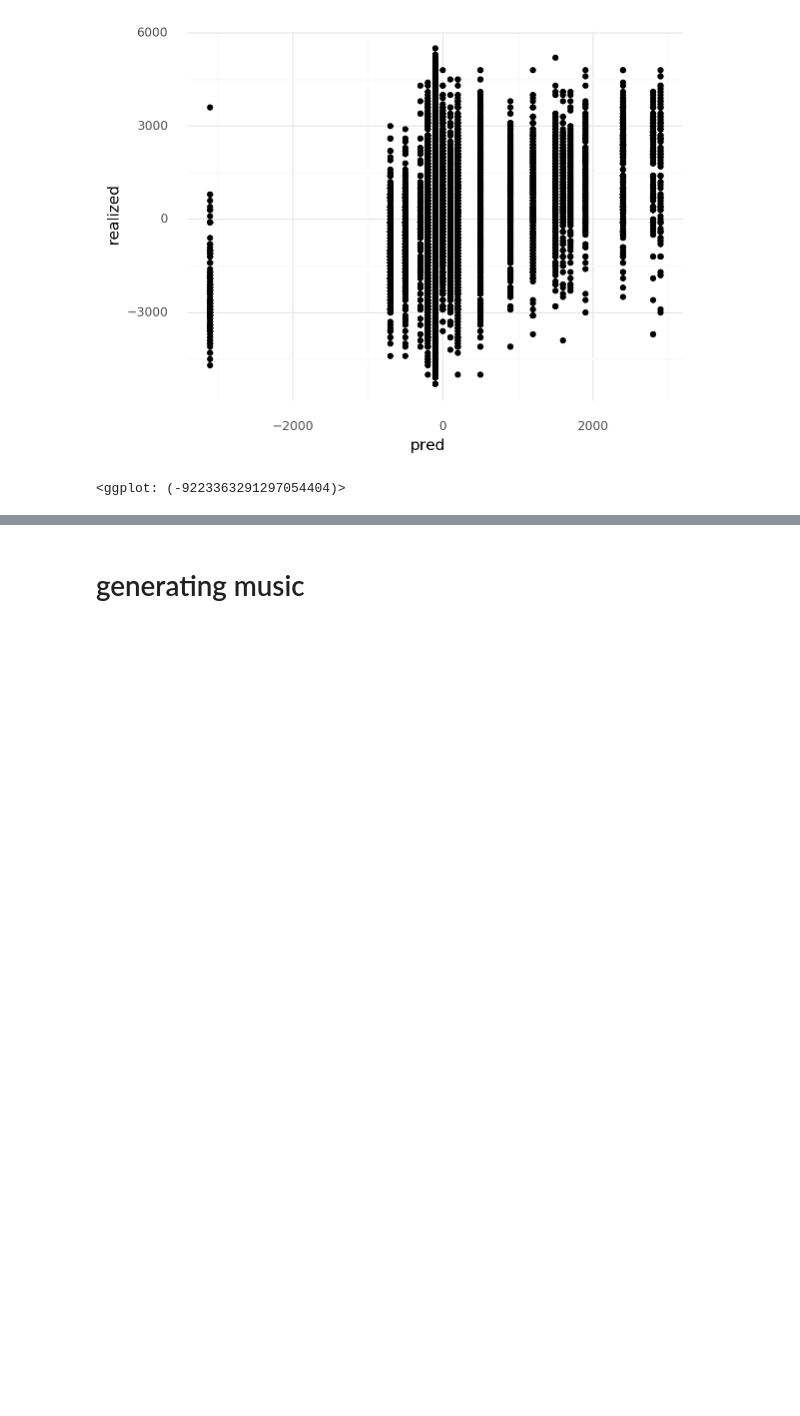
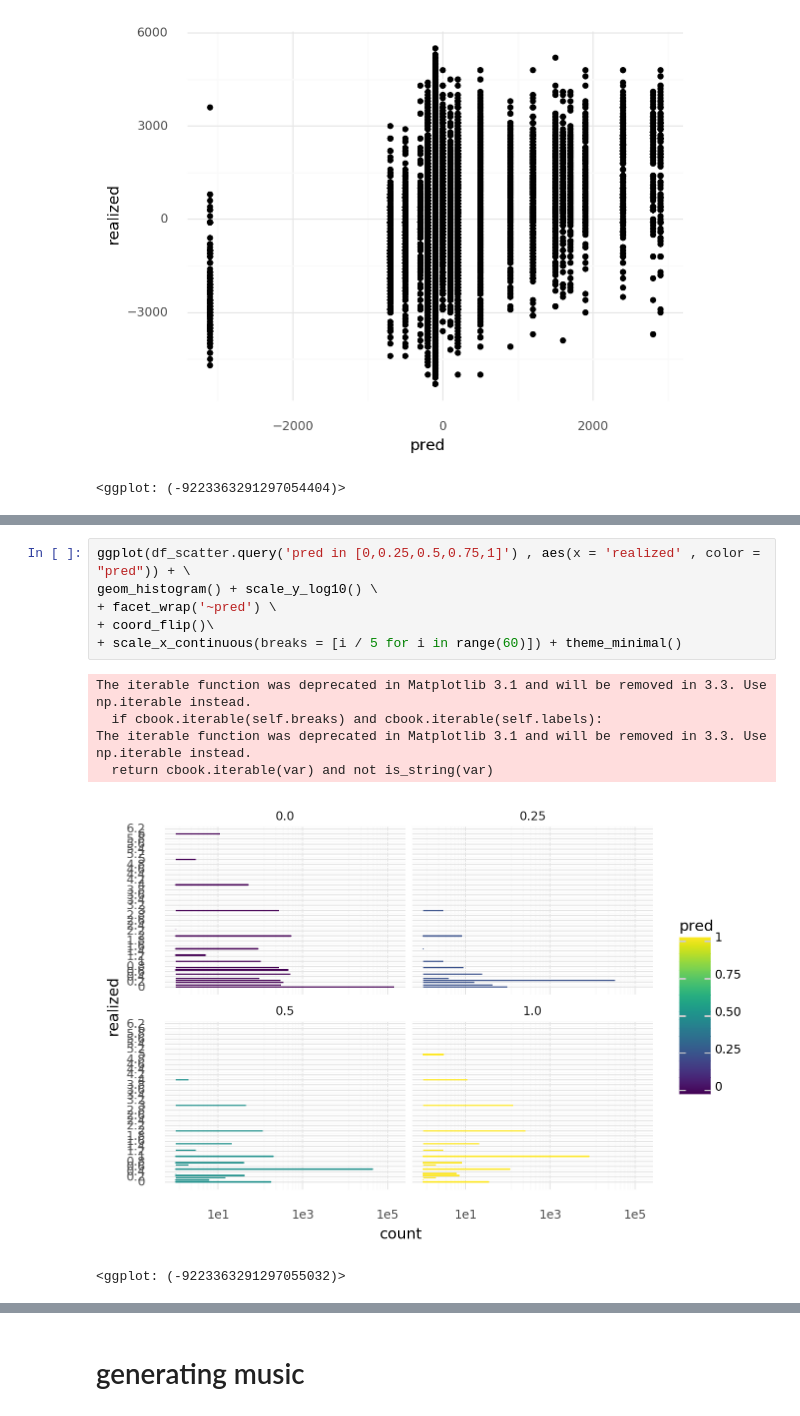
Before and after one commit to unagiinu2k/deepjazz_in_a_file, a Jupyter notebook: rnn_bach_chords_as_sequence.ipynb, the cells around one changed output, grey strips where cells are left out. Cells and saved outputs as stored; diff of their text form; blank space fills up the shorter version.

```diff
--- a/rnn_bach_chords_as_sequence.ipynb
+++ b/rnn_bach_chords_as_sequence.ipynb
@@ -487 +496,14 @@ df_scatter = score2df.predicted_vs_realized(y_pred2 , ppd_y2 , le1)
+# %%
+ggplot(df_scatter.query('pred in [0,0.25,0.5,0.75,1]') , aes(x = 'realized' , color = "pred")) + \
+geom_histogram() + scale_y_log10() \
++ facet_wrap('~pred') \
++ coord_flip()\
++ scale_x_continuous(breaks = [i / 5 for i in range(60)]) + theme_minimal()
+# %% [output]
+The iterable function was deprecated in Matplotlib 3.1 and will be removed in 3.3. Use np.iterable instead.
+  if cbook.iterable(self.breaks) and cbook.iterable(self.labels):
+The iterable function was deprecated in Matplotlib 3.1 and will be removed in 3.3. Use np.iterable instead.
+  return cbook.iterable(var) and not is_string(var)
+[figure, added]
+<ggplot: (-9223363291297055032)>
 # %%
```
Also changed, not shown: parts of 3 cells of this notebook.
